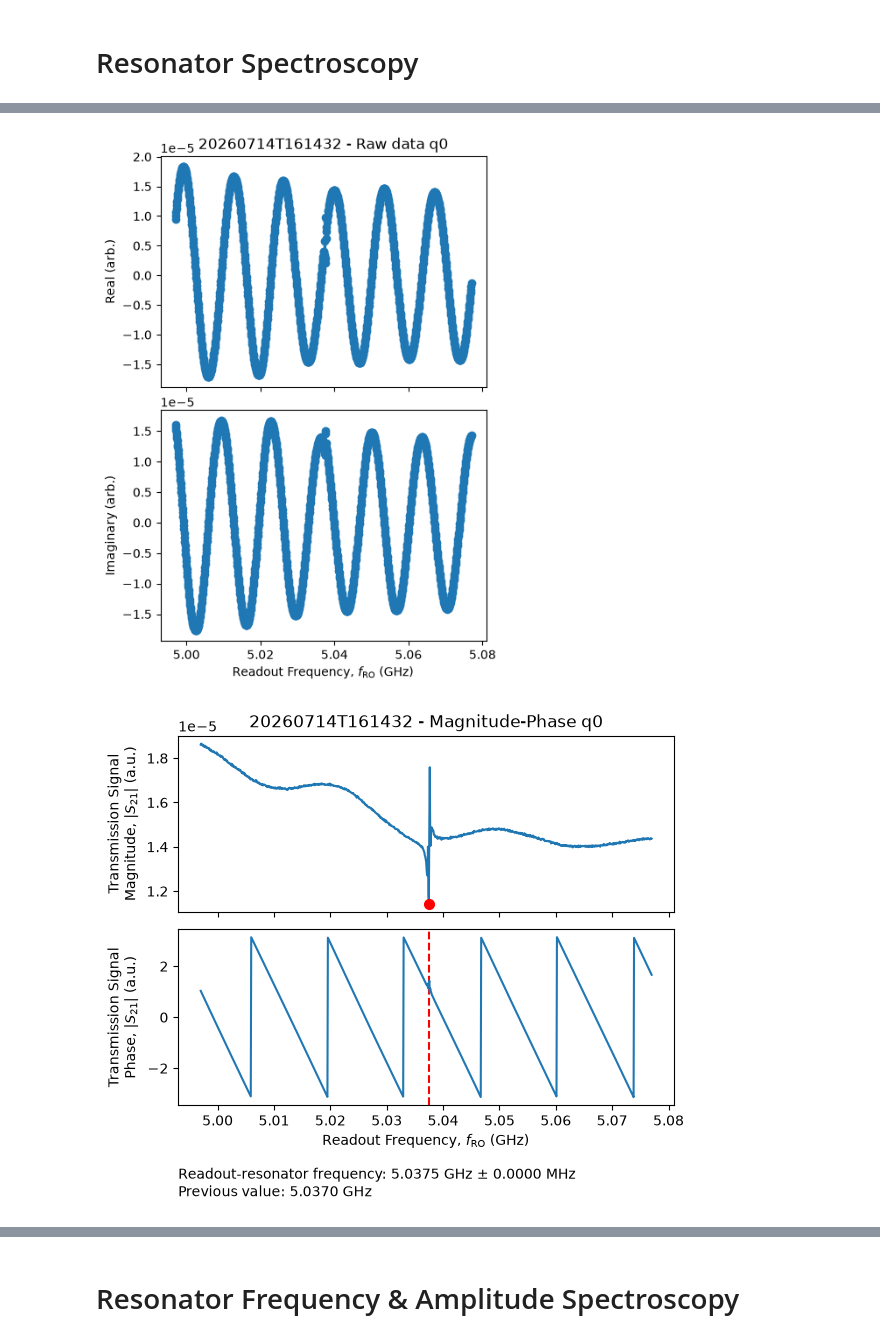
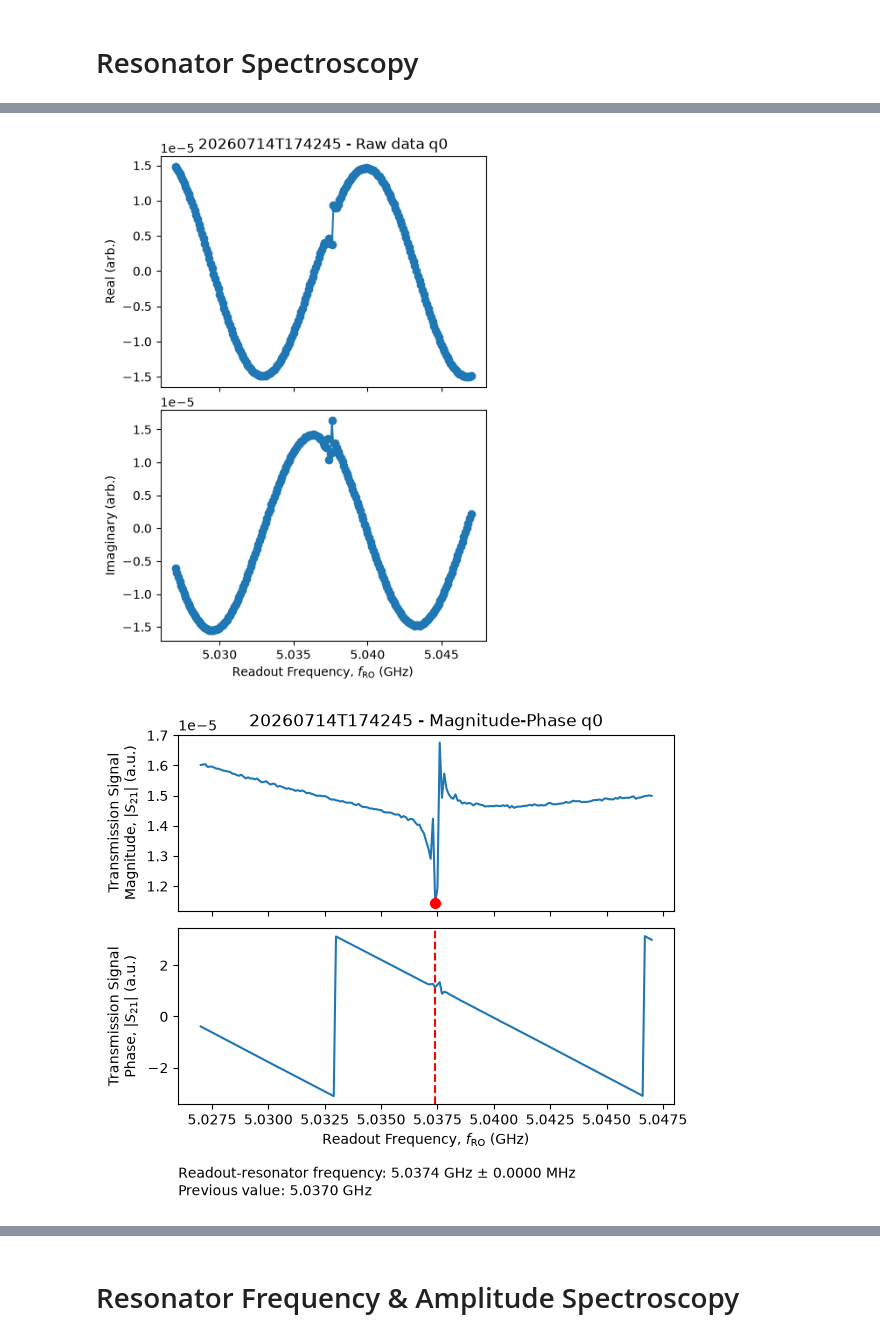
Before and after one commit to Balrog-Q/superconducting-qubit-thermometry, a Jupyter notebook: Untitled.ipynb, the cells around one changed output, grey strips where cells are left out. Drawn from its saved outputs; the diff is of its cells as text; code cells hidden in the pictures.

```diff
--- a/Untitled.ipynb
+++ b/Untitled.ipynb
@@ -35,7 +35,7 @@ from laboneq_applications.experiments import (
     echo,
 )
 # %%
-number_of_qubits = 2
+number_of_qubits = 1
 
 descriptor = generate_descriptor(
     #pqsc=["DEV10001"],
@@ -98,10 +91,10 @@ Qubit logical signals:
 for q in qubits:
     q.parameters.ge_drive_pulse["sigma"] = 0.25
     q.parameters.readout_amplitude = 0.5
-    q.parameters.reset_delay_length = 100e-6
+    q.parameters.reset_delay_length = 150e-6
     q.parameters.readout_range_out = -30
     q.parameters.readout_lo_frequency = 5e9
-    q.parameters.drive_range = 5
+    q.parameters.drive_range = -30
     q.parameters.readout_range_in = -45
     q.parameters.readout_integration_delay = 80e-9
 
@@ -109,12 +102,13 @@ qubits[0].parameters.drive_lo_frequency = 3.6e9
 qubits[0].parameters.resonance_frequency_ge = 3.748e9
 qubits[0].parameters.resonance_frequency_ef = 3.51e9
 qubits[0].parameters.readout_resonator_frequency = 5.037e9
-# qubits[0].parameters.spectroscopy_amplitude = 0.1
+qubits[0].parameters.spectroscopy_length = 20e-6
+qubits[0].parameters.spectroscopy_amplitude = 0.5
 
-qubits[1].parameters.drive_lo_frequency = 6.4e9
-qubits[1].parameters.resonance_frequency_ge = 6.5e9
-qubits[1].parameters.resonance_frequency_ef = 6.3e9
-qubits[1].parameters.readout_resonator_frequency = 7.3e9
+# qubits[1].parameters.drive_lo_frequency = 6.4e9
+# qubits[1].parameters.resonance_frequency_ge = 6.5e9
+# qubits[1].parameters.resonance_frequency_ef = 6.3e9
+# qubits[1].parameters.readout_resonator_frequency = 7.3e9
 # %%
 qops = TunableTransmonOperations()
 qpu = QPU(qubits, quantum_operations=qops)
@@ -171,7 +165,7 @@ options.close_figures(False)
 qubit_to_measure = qubits[0]
 
 frequencies = qubit_to_measure.parameters.readout_resonator_frequency + np.linspace(
-    -40e6, 40e6, 1001
+    -10e6, 10e6, 201
 )
 # np.linspace(5.0325e9, 5.0425e9, 201)
 
@@ -204,2 +198,2 @@ workflow_result = exp_workflow.run()
-[figure, old version]
+[figure, new version]
-[figure, old version]
+[figure, new version]
```
Also changed, not shown: parts of 33 cells of this notebook, 1 other file.
